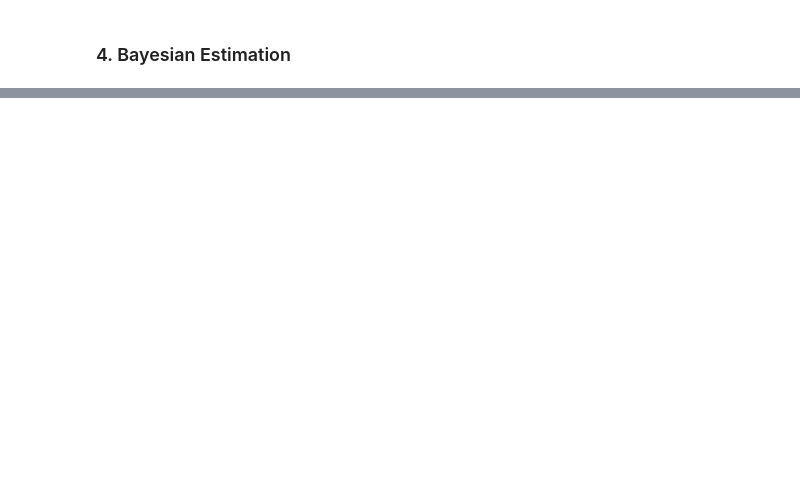
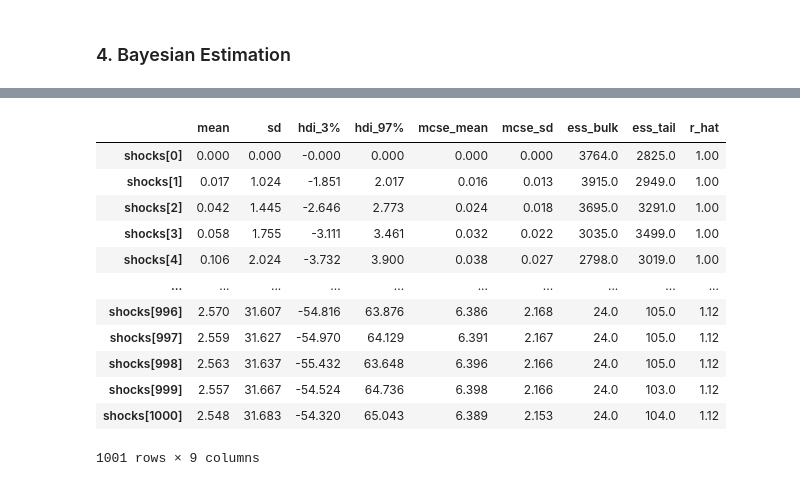
Before and after one commit to zhuanglinsheng/kaggle-contest-design, a Jupyter notebook: Synthetic_Data.ipynb, the cells around one changed output, grey strips where cells are left out. Saved outputs shown, nothing was run; the diff lists cells and outputs as text; code cells hidden in the pictures; blank space fills up the shorter version.

```diff
--- a/Synthetic_Data.ipynb
+++ b/Synthetic_Data.ipynb
@@ -176,0 +207,19 @@ ax = nhpp.plot_poisson_events(ax, submit_events_j, vline_width=0.002)
+# %%
+with pm.Model() as model:
+	# Prior
+	shocks_sigma = pm.Gamma('shocks_sigma', alpha=1, beta=1)
+	c_i = pm.Gamma('c_i', alpha=1, beta=1)
+	c_j = pm.Gamma('c_j', alpha=1, beta=1)
+
+	# Shocks
+	shocks = pm.GaussianRandomWalk('shocks',
+			mu=0,
+			sigma=shocks_sigma, \
+			steps=1000,
+			init_dist=pm.Normal.dist(mu=0, sigma=1)
+	)
+
+	# Calculate the intensity function
+
+
+	trace = pm.sample()
@@ -176,0 +239,16 @@ ax = nhpp.plot_poisson_events(ax, submit_events_j, vline_width=0.002)
+# %%
+az.summary(trace)
+# %% [output]
+|  | mean | sd | hdi_3% | hdi_97% | mcse_mean | mcse_sd | ess_bulk | ess_tail | r_hat |
+| shocks[0] | 0.000 | 0.000 | -0.000 | 0.000 | 0.000 | 0.000 | 3764.0 | 2825.0 | 1.00 |
+| shocks[1] | 0.017 | 1.024 | -1.851 | 2.017 | 0.016 | 0.013 | 3915.0 | 2949.0 | 1.00 |
+| shocks[2] | 0.042 | 1.445 | -2.646 | 2.773 | 0.024 | 0.018 | 3695.0 | 3291.0 | 1.00 |
+| shocks[3] | 0.058 | 1.755 | -3.111 | 3.461 | 0.032 | 0.022 | 3035.0 | 3499.0 | 1.00 |
+| shocks[4] | 0.106 | 2.024 | -3.732 | 3.900 | 0.038 | 0.027 | 2798.0 | 3019.0 | 1.00 |
+| ... | ... | ... | ... | ... | ... | ... | ... | ... | ... |
+| shocks[996] | 2.570 | 31.607 | -54.816 | 63.876 | 6.386 | 2.168 | 24.0 | 105.0 | 1.12 |
+| shocks[997] | 2.559 | 31.627 | -54.970 | 64.129 | 6.391 | 2.167 | 24.0 | 105.0 | 1.12 |
+| shocks[998] | 2.563 | 31.637 | -55.432 | 63.648 | 6.396 | 2.166 | 24.0 | 105.0 | 1.12 |
+| shocks[999] | 2.557 | 31.667 | -54.524 | 64.736 | 6.398 | 2.166 | 24.0 | 103.0 | 1.12 |
+| shocks[1000] | 2.548 | 31.683 | -54.320 | 65.043 | 6.389 | 2.153 | 24.0 | 104.0 | 1.12 |
+1001 rows × 9 columns
```
Also changed, not shown: parts of 11 cells of this notebook, 5 other files.
